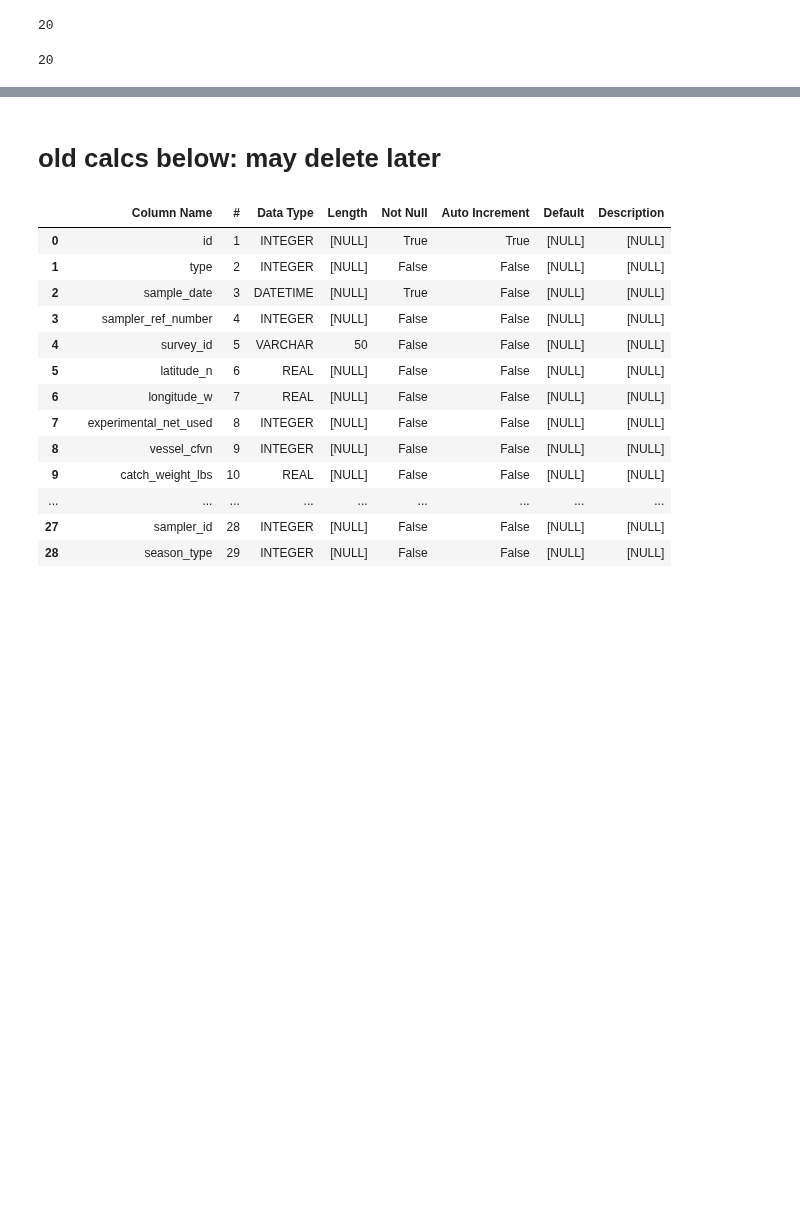
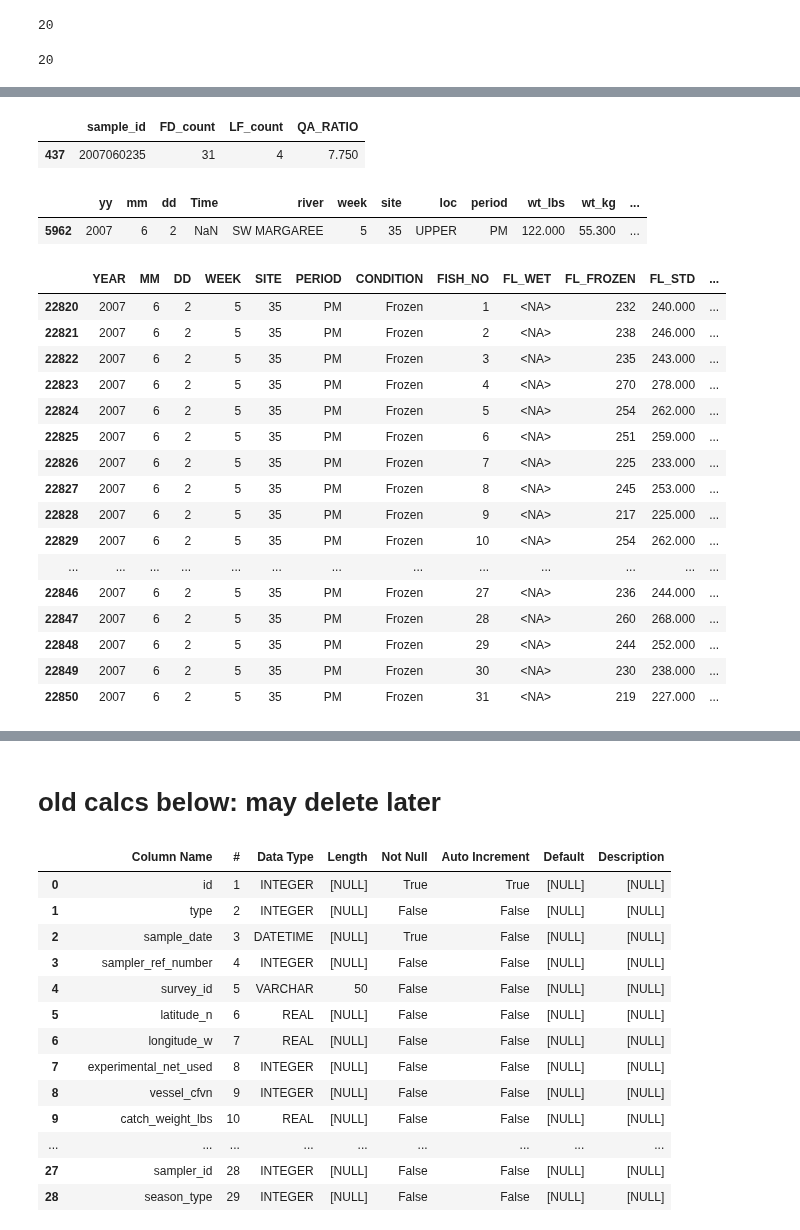
Before and after one commit to dfo-gulf-science/Gaspereau, a Jupyter notebook: 8. Data Wrangling - matching and creating tables.ipynb, the cells around one changed output, grey strips where cells are left out. Saved outputs shown, nothing was run; the diff lists cells and outputs as text; code cells hidden in the pictures; blank space fills up the shorter version.

```diff
--- a/8. Data Wrangling - matching and creating tables.ipynb
+++ b/8. Data Wrangling - matching and creating tables.ipynb
@@ -523,0 +527,29 @@ df_FD[df_FD.sample_id==1995052338].FISH_NO.max()
+# %%
+# only 1 error, let's take a look
+QACHECK[QACHECK.QA_RATIO > 1]
+# %% [output]
+|  | sample_id | FD_count | LF_count | QA_RATIO |
+| 437 | 2007060235 | 31 | 4 | 7.750 |
+# %%
+display(df_LF[df_LF.id == 2007060235])
+display(df_FD[df_FD.sample_id == 2007060235])
+# %% [output]
+|  | yy | mm | dd | Time | river | week | site | loc | period | wt_lbs | wt_kg | ... |
+| 5962 | 2007 | 6 | 2 | NaN | SW MARGAREE | 5 | 35 | UPPER | PM | 122.000 | 55.300 | ... |
+|  | YEAR | MM | DD | WEEK | SITE | PERIOD | CONDITION | FISH_NO | FL_WET | FL_FROZEN | FL_STD | ... |
+| 22820 | 2007 | 6 | 2 | 5 | 35 | PM | Frozen | 1 | <NA> | 232 | 240.000 | ... |
+| 22821 | 2007 | 6 | 2 | 5 | 35 | PM | Frozen | 2 | <NA> | 238 | 246.000 | ... |
+| 22822 | 2007 | 6 | 2 | 5 | 35 | PM | Frozen | 3 | <NA> | 235 | 243.000 | ... |
+| 22823 | 2007 | 6 | 2 | 5 | 35 | PM | Frozen | 4 | <NA> | 270 | 278.000 | ... |
+| 22824 | 2007 | 6 | 2 | 5 | 35 | PM | Frozen | 5 | <NA> | 254 | 262.000 | ... |
+| 22825 | 2007 | 6 | 2 | 5 | 35 | PM | Frozen | 6 | <NA> | 251 | 259.000 | ... |
+| 22826 | 2007 | 6 | 2 | 5 | 35 | PM | Frozen | 7 | <NA> | 225 | 233.000 | ... |
+| 22827 | 2007 | 6 | 2 | 5 | 35 | PM | Frozen | 8 | <NA> | 245 | 253.000 | ... |
+| 22828 | 2007 | 6 | 2 | 5 | 35 | PM | Frozen | 9 | <NA> | 217 | 225.000 | ... |
+| 22829 | 2007 | 6 | 2 | 5 | 35 | PM | Frozen | 10 | <NA> | 254 | 262.000 | ... |
+| ... | ... | ... | ... | ... | ... | ... | ... | ... | ... | ... | ... | ... |
+| 22846 | 2007 | 6 | 2 | 5 | 35 | PM | Frozen | 27 | <NA> | 236 | 244.000 | ... |
+| 22847 | 2007 | 6 | 2 | 5 | 35 | PM | Frozen | 28 | <NA> | 260 | 268.000 | ... |
+| 22848 | 2007 | 6 | 2 | 5 | 35 | PM | Frozen | 29 | <NA> | 244 | 252.000 | ... |
+| 22849 | 2007 | 6 | 2 | 5 | 35 | PM | Frozen | 30 | <NA> | 230 | 238.000 | ... |
+| 22850 | 2007 | 6 | 2 | 5 | 35 | PM | Frozen | 31 | <NA> | 219 | 227.000 | ... |
```
Also changed, not shown: parts of 25 cells of this notebook.
